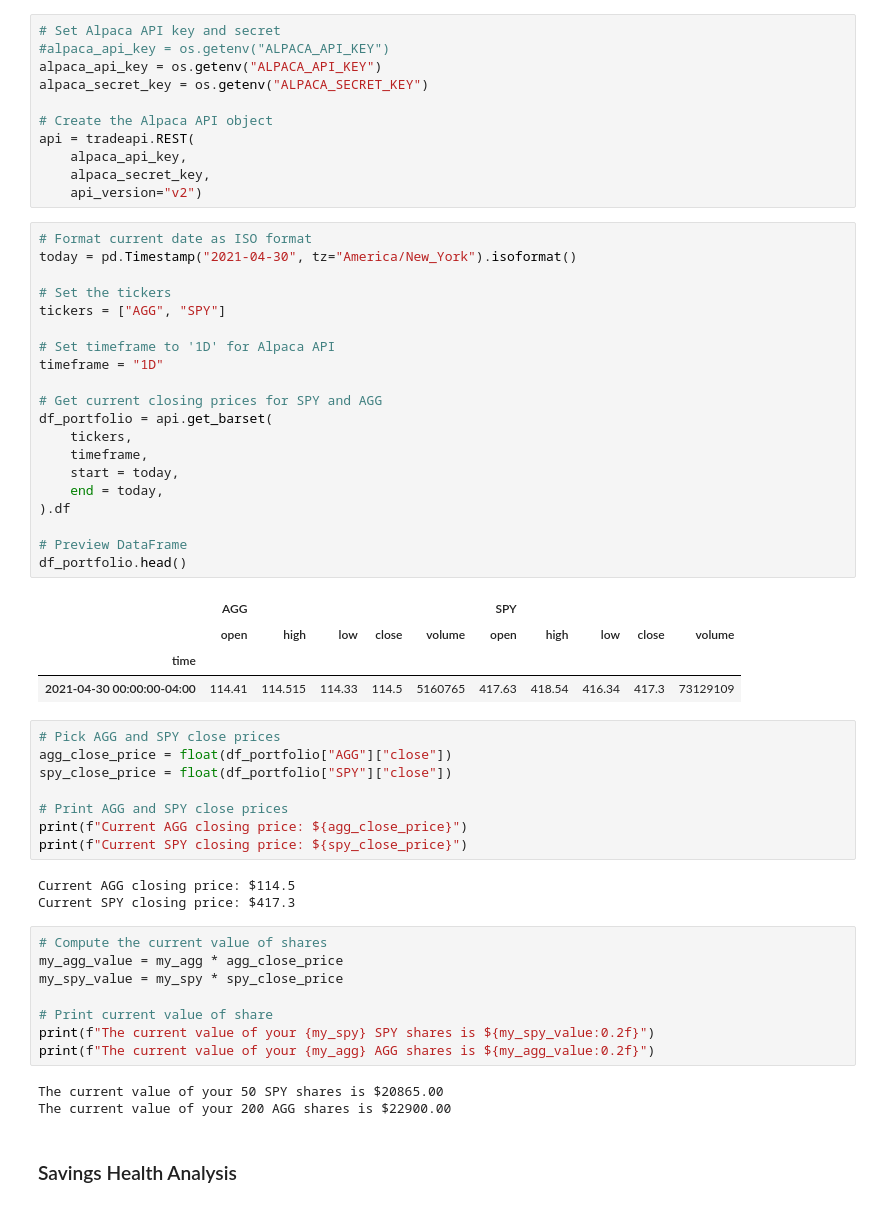
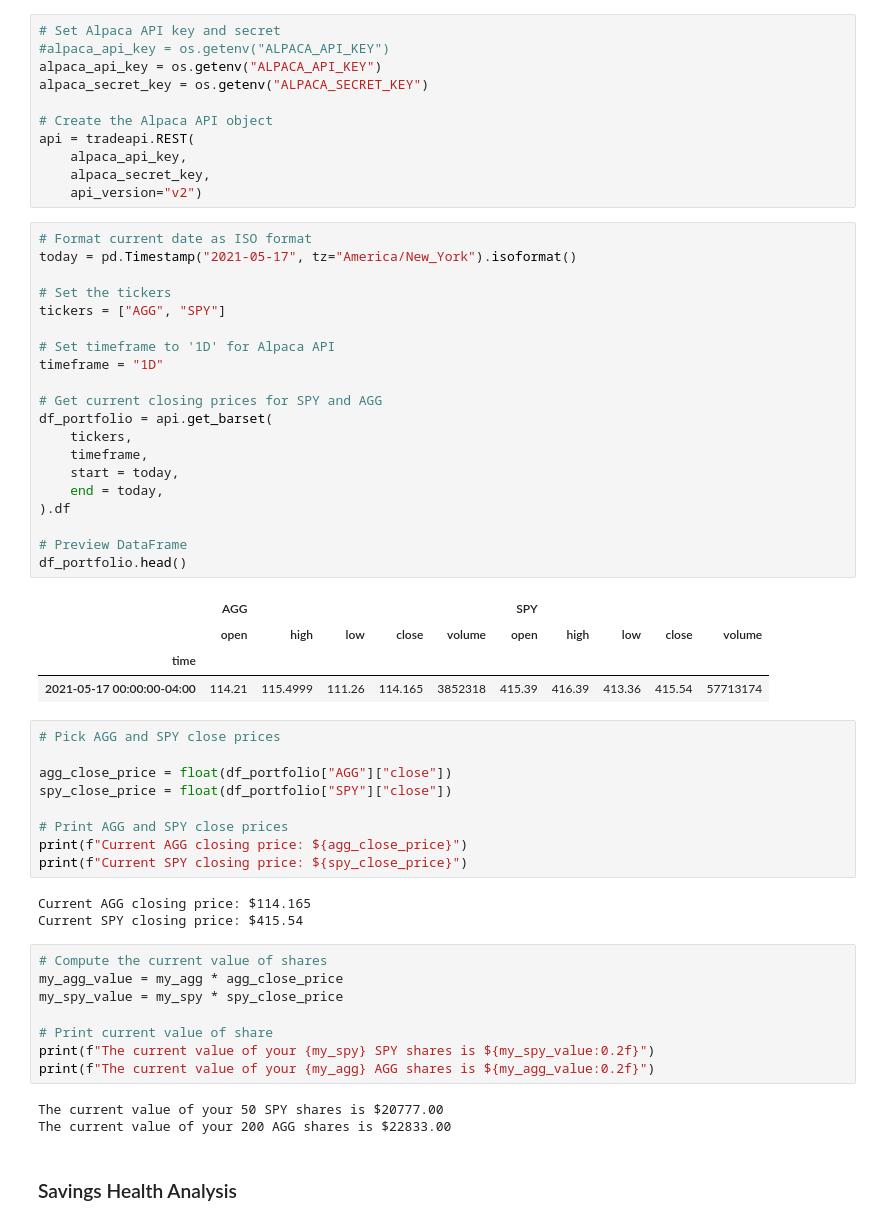
Before and after one commit to ch-a11y/APIs_homework, a Jupyter notebook: financial-planner.ipynb, the cells around one changed output. Drawn from its saved outputs; the diff is of its cells as text.

```diff
--- a/financial-planner.ipynb
+++ b/financial-planner.ipynb
@@ -66,31 +65,32 @@ api = tradeapi.REST(
     api_version="v2")
 # %%
 # Format current date as ISO format
-today = pd.Timestamp("2021-04-30", tz="America/New_York").isoformat()
+today = pd.Timestamp("2021-05-17", tz="America/New_York").isoformat()
 
 # Set the tickers
 tickers = ["AGG", "SPY"]
 
 # Set timeframe to '1D' for Alpaca API
 timeframe = "1D"
 
 # Get current closing prices for SPY and AGG
 df_portfolio = api.get_barset(
     tickers,
     timeframe,
     start = today,
     end = today,
 ).df
 
 # Preview DataFrame
 df_portfolio.head()
 # %% [output]
 |  | AGG |  |  |  |  | SPY |  |  |  |  |
 |  | open | high | low | close | volume | open | high | low | close | volume |
 | time |  |  |  |  |  |  |  |  |  |  |
-| 2021-04-30 00:00:00-04:00 | 114.41 | 114.515 | 114.33 | 114.5 | 5160765 | 417.63 | 418.54 | 416.34 | 417.3 | 73129109 |
+| 2021-05-17 00:00:00-04:00 | 114.21 | 115.4999 | 111.26 | 114.165 | 3852318 | 415.39 | 416.39 | 413.36 | 415.54 | 57713174 |
 # %%
 # Pick AGG and SPY close prices
+
 agg_close_price = float(df_portfolio["AGG"]["close"])
 spy_close_price = float(df_portfolio["SPY"]["close"])
 
@@ -98,8 +98,8 @@ spy_close_price = float(df_portfolio["SPY"]["close"])
 print(f"Current AGG closing price: ${agg_close_price}")
 print(f"Current SPY closing price: ${spy_close_price}")
 # %% [output]
-Current AGG closing price: $114.5
-Current SPY closing price: $417.3
+Current AGG closing price: $114.165
+Current SPY closing price: $415.54
 # %%
 # Compute the current value of shares
 my_agg_value = my_agg * agg_close_price
@@ -109,8 +109,8 @@ my_spy_value = my_spy * spy_close_price
 print(f"The current value of your {my_spy} SPY shares is ${my_spy_value:0.2f}")
 print(f"The current value of your {my_agg} AGG shares is ${my_agg_value:0.2f}")
 # %% [output]
-The current value of your 50 SPY shares is $20865.00
-The current value of your 200 AGG shares is $22900.00
+The current value of your 50 SPY shares is $20777.00
+The current value of your 200 AGG shares is $22833.00
 # %% [markdown]
 ### Savings Health Analysis
 # %%
```
Also changed, not shown: parts of 18 cells of this notebook.
